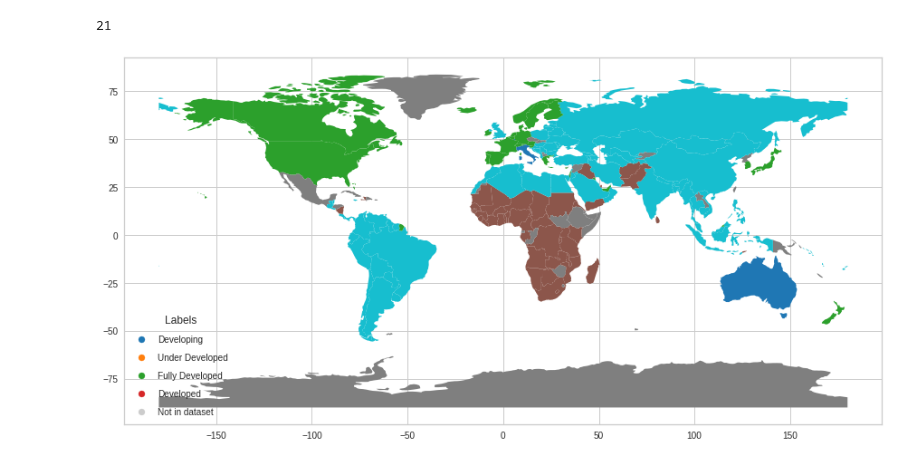
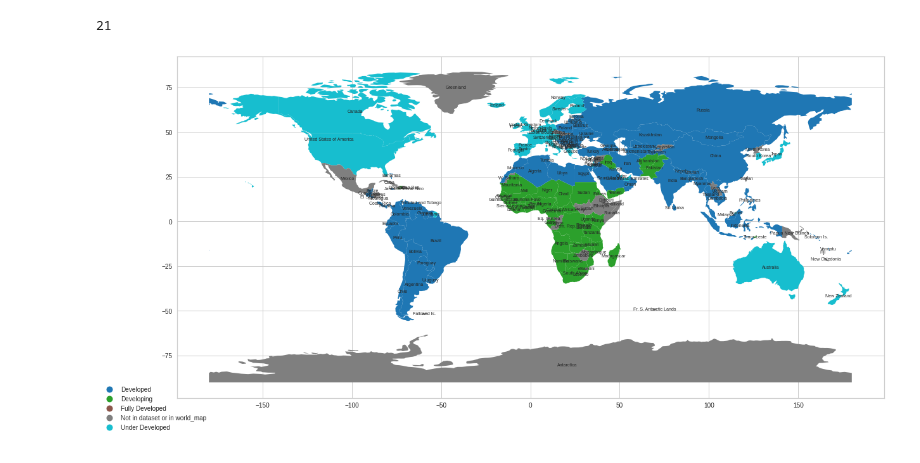
Before and after one commit to SameerSharma-57/Country_data_project, a Jupyter notebook: project.ipynb, the cells around one changed output. Drawn from its saved outputs; the diff is of its cells as text; code cells hidden in the pictures.

```diff
--- a/project.ipynb
+++ b/project.ipynb
@@ -629,32 +631,33 @@ len(incorrect)
 21
 # %%
 import matplotlib as mpl
-from matplotlib.colors import ListedColormap
+
 label_colors = {}
-
 map_cntry_to_label = {}
+bol=False
 for label, c in zip(np.unique(country_df['labels']), ['Developing', 'Under Developed', 'Fully Developed', 'Developed']):
     for i in country_df[country_df['labels'] == label].values[:,0]:
-        map_cntry_to_label[map_dict_country[i]] = c
-        label_colors[c] = mpl.colors.to_hex(mpl.cm.get_cmap('tab10')(label))
-
-for name in incorrect:
-    if name in np.array(country_df['country']):
-        map_cntry_to_label[name] = 'Not in dataset'
-        label_colors['Not in dataset'] = '#cccccc'
+        if i not in incorrect:
+            map_cntry_to_label[map_dict_country[i]] = c
+            label_colors[c] = mpl.colors.to_hex(mpl.cm.get_cmap('tab10')(label))
 
 for name in world['name']:
-    if name not in map_cntry_to_label:
-        map_cntry_to_label[name] = 'Not in dataset'
-        label_colors['Not in dataset'] = '#cccccc'
+    if name not in map_dict_country.values():
+        map_cntry_to_label[name] = 'Not in dataset or in world_map'
+        label_colors['Not in dataset or in world_map'] = '#cccccc'
 
 world['color'] = world['name'].map(map_cntry_to_label)
-cmap = ListedColormap([label_colors[c] for c in np.unique(list(map_cntry_to_label.values()))])
+
+
 # create the plot
-fig, ax = plt.subplots(figsize=(15, 10))
+fig, ax = plt.subplots(figsize=(20, 22))
 world.plot(column='color', ax=ax, legend=True)
-for label, color in label_colors.items():
-    ax.scatter([], [], c=color, label=label)
-    ax.legend(scatterpoints=1, frameon=False, labelspacing=1, title='Labels', loc='lower left')
+
+# Add country names to the plot
+for idx, row in world.iterrows():
+    ax.text(row.geometry.centroid.x, row.geometry.centroid.y, row['name'], ha='center', va='center', fontsize=7)
+
+legend = ax.get_legend()
+legend.set_bbox_to_anchor((0.05, 0.05))
 # %% [output]
-[figure, old version]
+[figure, new version]
```
Also changed, not shown: parts of 13 cells of this notebook.
